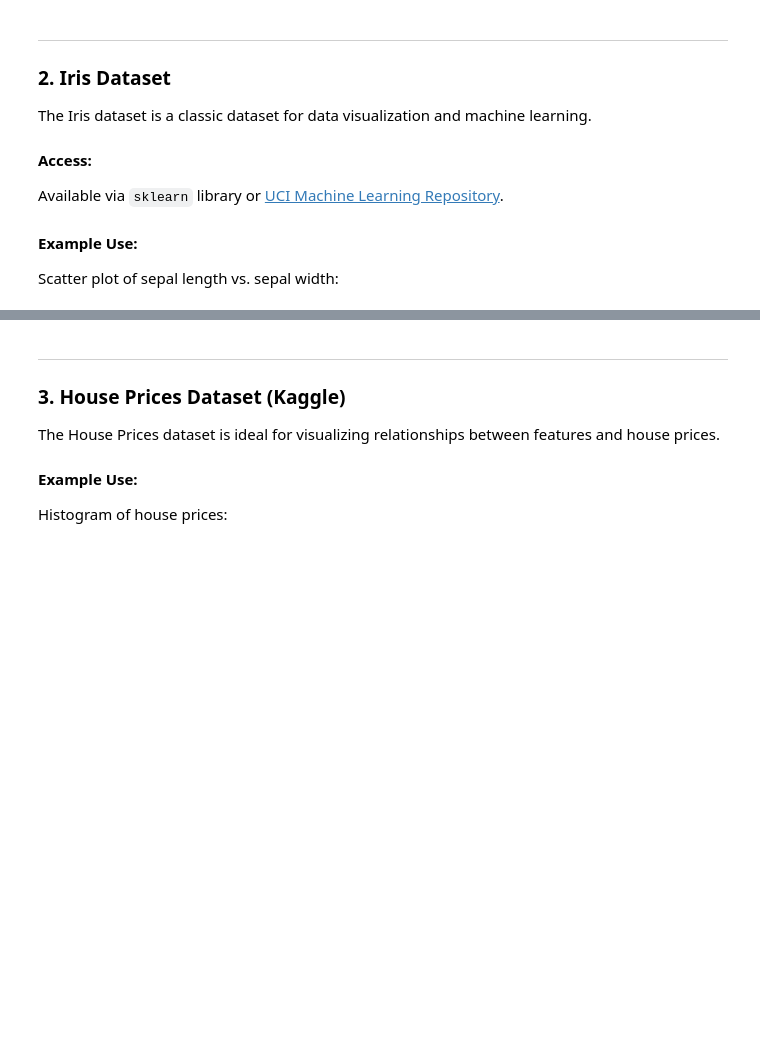
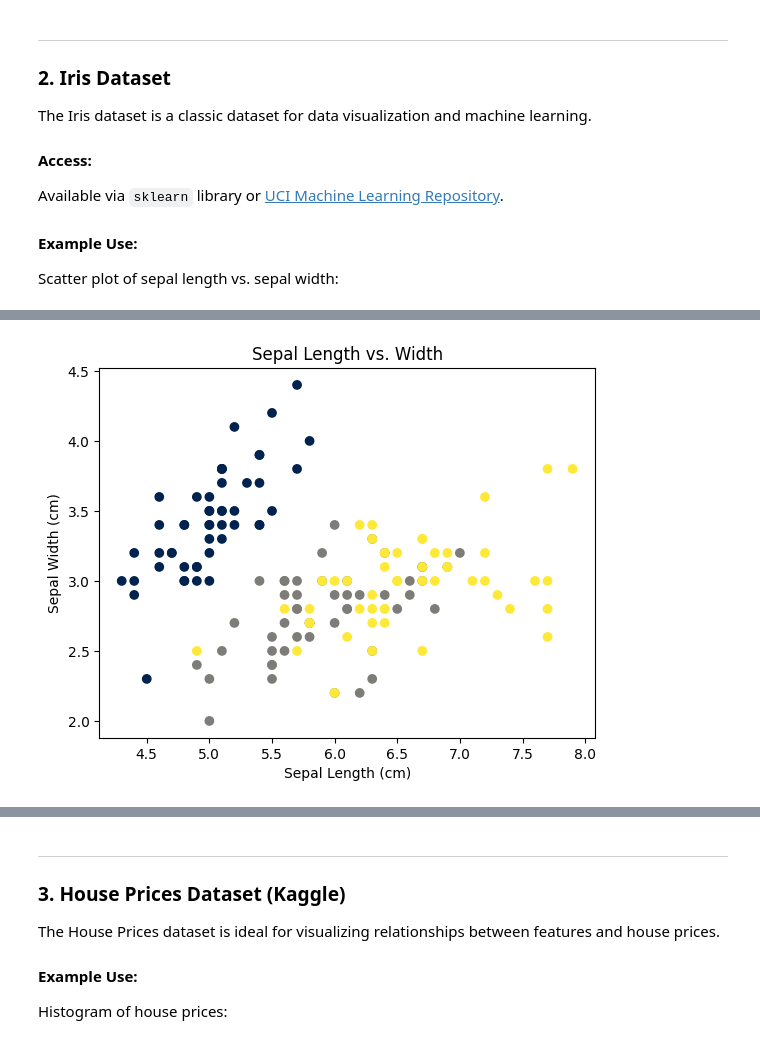
Before and after one commit to Bhupendera/dec-24-python-django-ml, a Jupyter notebook: day-5/8-introduction-to-matplotlib.ipynb, the cells around one changed output, grey strips where cells are left out. Cells and saved outputs as stored; diff of their text form; code cells hidden in the pictures; blank space fills up the shorter version.

```diff
--- a/day-5/8-introduction-to-matplotlib.ipynb
+++ b/day-5/8-introduction-to-matplotlib.ipynb
@@ -216,0 +254,11 @@ plt.show()
+# %%
+data['species'] = iris.target
+
+# Scatter plot
+plt.scatter(data['sepal length (cm)'], data['sepal width (cm)'], c=data['species'], cmap='cividis')
+plt.title("Sepal Length vs. Width")
+plt.xlabel("Sepal Length (cm)")
+plt.ylabel("Sepal Width (cm)")
+plt.show()
+# %% [output]
+[figure, added]
```
Also changed, not shown: parts of 10 cells of this notebook, 11 other files.
